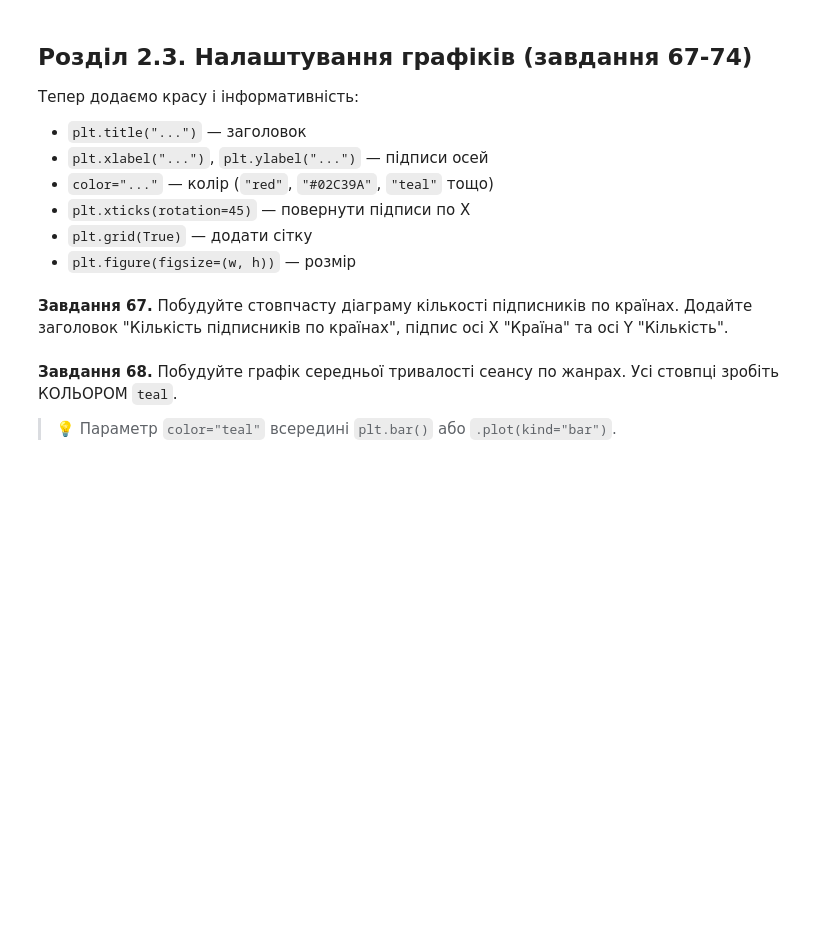
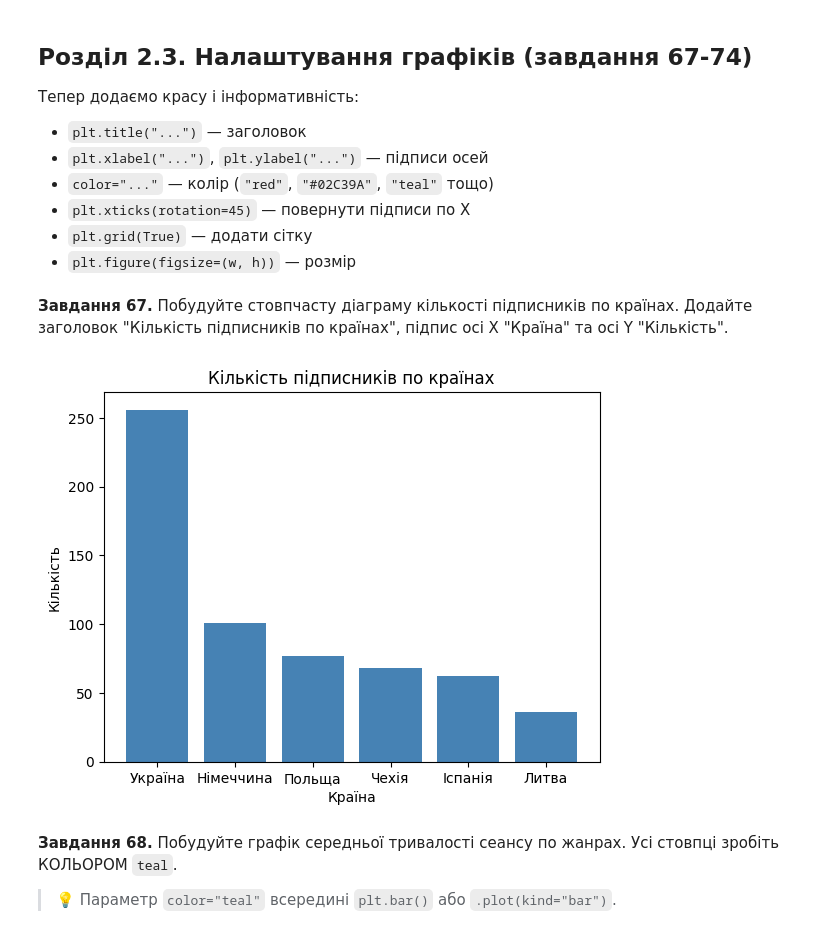
Before and after one commit to ParusSlava/DTA_2026, a Jupyter notebook: homework/29_05_26_Nazar_pandas_viz_practice.ipynb, the cells around one changed output. Cells and saved outputs as stored; diff of their text form; code cells hidden in the pictures; blank space fills up the shorter version.

```diff
--- a/homework/29_05_26_Nazar_pandas_viz_practice.ipynb
+++ b/homework/29_05_26_Nazar_pandas_viz_practice.ipynb
@@ -1179,3 +1189,15 @@ plt.show()
+# %%
+# Завдання 67:
+country_counts = subs['country'].value_counts()
+
+plt.bar(country_counts.index, country_counts.values, color='steelblue')
+
+plt.title('Кількість підписників по країнах')
+plt.xlabel('Країна')
+plt.ylabel('Кількість')
+plt.show()
+# %% [output]
+[figure, added]
 # %% [markdown]
 **Завдання 68.** Побудуйте графік середньої тривалості сеансу по жанрах. Усі стовпці зробіть КОЛЬОРОМ `teal`.
 
```
Also changed, not shown: parts of 30 cells of this notebook.
